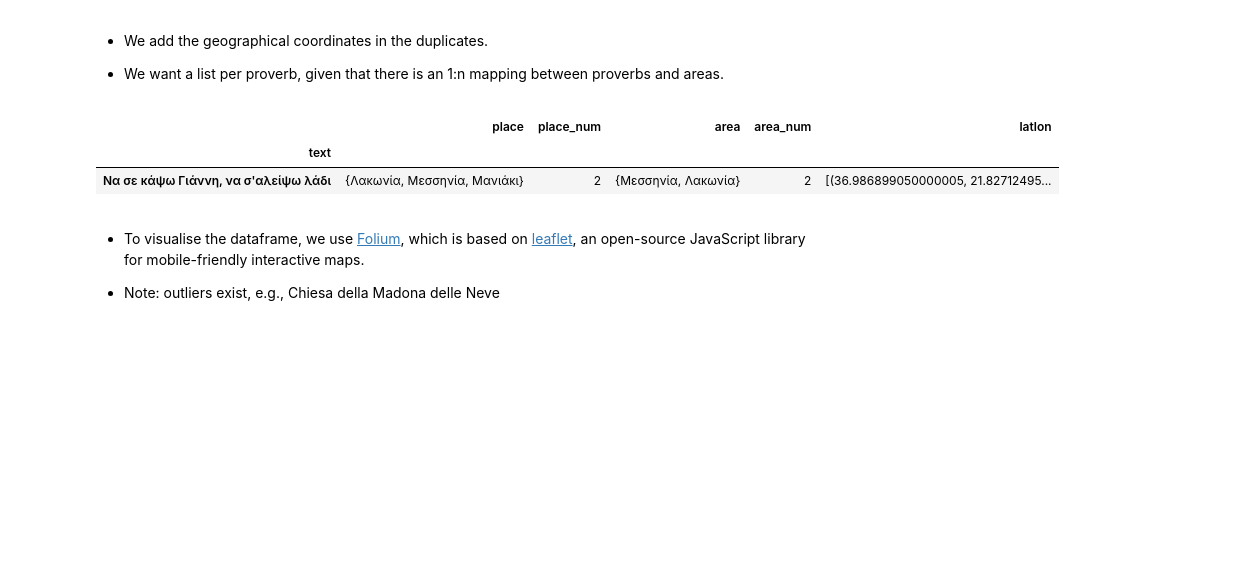
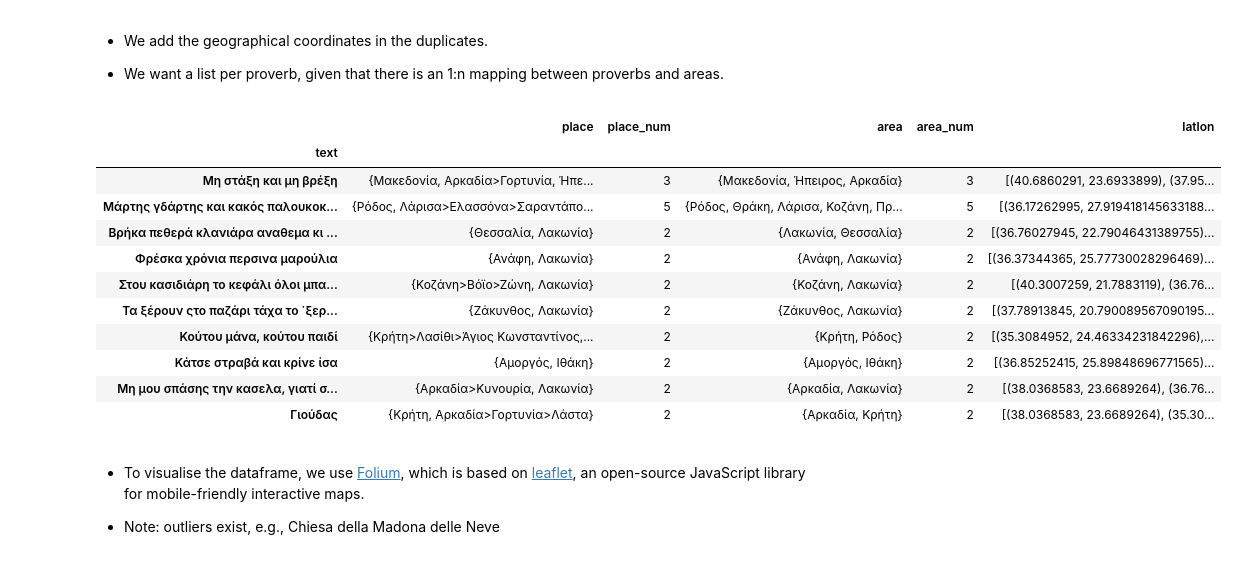
Before and after one commit to ipavlopoulos/greek-proverb-atlas, a Jupyter notebook: exploratory.ipynb, the cells around one changed output. Saved outputs shown, nothing was run; the diff lists cells and outputs as text; code cells hidden in the pictures; blank space fills up the shorter version.

```diff
--- a/exploratory.ipynb
+++ b/exploratory.ipynb
@@ -107,9 +146,7 @@ len(locations)
 
 * This is already done and saved, but you can repeat this step by geocoding each location in the dataframe with the following code. Adding the country's name in the query improves the accuracy, but geolocation still doesn't work for all places. Hence, some are printed and fixed by hand.
 # %%
-#@title [optional] Geocoding
-
-if not os.path.exists('geolocs.csv'):
+if not os.path.exists('data/geolocs.csv'):
     from geopy.geocoders import Nominatim # import the library
     geolocator = Nominatim(user_agent="paremia") # initialise it
 
@@ -159,9 +196,9 @@ if not os.path.exists('geolocs.csv'):
     location = geolocator.geocode("West Mani")
     geolocs["Δυτική Μάνη"] = {"lat":location.latitude, "lon":location.longitude}
 
-    pd.DataFrame(geolocs).to_csv("geolocs.csv", index=False)
+    pd.DataFrame(geolocs).to_csv("data/geolocs.csv", index=False)
 # %%
-geolocs = pd.read_csv("https://raw.githubusercontent.com/ipavlopoulos/paremia/main/input/geolocs.csv")
+geolocs = pd.read_csv("data/geolocs.csv")
 geolocs.index=["lat", "lon"]
 geolocs
 # %% [output]
@@ -245,8 +282,8 @@ array(['Εύβοια', 'Λέσβος', 'Ήπειρος', 'Ρούμελη', 'Κο
 # %%
 grouping = named[named.lat.notna() & named.lon.notna()].groupby("text")
-duplicates = pd.DataFrame({"place": grouping.place.apply(set)})
-duplicates["place_num"] = duplicates.place.apply(len)
-duplicates.sort_values(by="place_num", ascending=False)[:3]
+duplicates = pd.DataFrame({"place": grouping.place.agg(set)})
+duplicates["place_num"] = duplicates.place.agg(len)
+duplicates.sort_values(by="place_num", ascending=False)[:10]
 # %% [output]
 |  | place | place_num |
 | text |  |  |
@@ -258,7 +302,7 @@ duplicates.sort_values(by="place_num", ascending=False)[:3]
 # %%
-duplicates["area"] = duplicates.place.map(lambda x: {i.split(",")[0] for i in x})
-duplicates["area_num"] = duplicates.area.apply(len)
-duplicates.sort_values(by="area_num", ascending=False)[:3]
+duplicates["area"] = duplicates.place.map(lambda x: {i.split(">")[0] for i in x})
+duplicates["area_num"] = duplicates.area.agg(len)
+duplicates.sort_values(by="area_num", ascending=False)[:10]
 # %% [output]
 |  | place | place_num | area | area_num |
 | text |  |  |  |  |
@@ -281,11 +332,20 @@ duplicates = duplicates[duplicates.area_num>1]
 # %%
 coordinates = duplicates.area.map(lambda x: [(geolocs[loc]["lat"], geolocs[loc]["lon"])
                                              for loc in x if loc in geolocs and loc!="Άδηλου τόπου"])
 duplicates.insert(4, 'latlon', coordinates)
-duplicates.sample()
+duplicates.sample(10)
 # %% [output]
 |  | place | place_num | area | area_num | latlon |
 | text |  |  |  |  |  |
-| Να σε κάψω Γιάννη, να σ'αλείψω λάδι | {Λακωνία, Μεσσηνία, Μανιάκι} | 2 | {Μεσσηνία, Λακωνία} | 2 | [(36.986899050000005, 21.82712495... |
+| Μη στάξη και μη βρέξη | {Μακεδονία, Αρκαδία>Γορτυνία, Ήπε... | 3 | {Μακεδονία, Ήπειρος, Αρκαδία} | 3 | [(40.6860291, 23.6933899), (37.95... |
+| Μάρτης γδάρτης και κακός παλουκοκ... | {Ρόδος, Λάρισα>Ελασσόνα>Σαραντάπο... | 5 | {Ρόδος, Θράκη, Λάρισα, Κοζάνη, Πρ... | 5 | [(36.17262995, 27.919418145633188... |
+| Βρήκα πεθερά κλανιάρα αναθεμα κι ... | {Θεσσαλία, Λακωνία} | 2 | {Λακωνία, Θεσσαλία} | 2 | [(36.76027945, 22.79046431389755)... |
+| Φρέσκα χρόνια περσινα μαρούλια | {Ανάφη, Λακωνία} | 2 | {Ανάφη, Λακωνία} | 2 | [(36.37344365, 25.77730028296469)... |
+| Στου κασιδιάρη το κεφάλι όλοι μπα... | {Κοζάνη>Βόϊο>Ζώνη, Λακωνία} | 2 | {Κοζάνη, Λακωνία} | 2 | [(40.3007259, 21.7883119), (36.76... |
+| Τα ξέρουν ςτο παζάρι τάχα το ΄ξερ... | {Ζάκυνθος, Λακωνία} | 2 | {Ζάκυνθος, Λακωνία} | 2 | [(37.78913845, 20.790089567090195... |
+| Κούτου μάνα, κούτου παιδί | {Κρήτη>Λασίθι>Άγιος Κωνσταντίνος,... | 2 | {Κρήτη, Ρόδος} | 2 | [(35.3084952, 24.46334231842296),... |
+| Κάτσε στραβά και κρίνε ίσα | {Αμοργός, Ιθάκη} | 2 | {Αμοργός, Ιθάκη} | 2 | [(36.85252415, 25.89848696771565)... |
+| Μη μου σπάσης την κασελα, γιατί σ... | {Αρκαδία>Κυνουρία, Λακωνία} | 2 | {Αρκαδία, Λακωνία} | 2 | [(38.0368583, 23.6689264), (36.76... |
+| Γιούδας | {Κρήτη, Αρκαδία>Γορτυνία>Λάστα} | 2 | {Αρκαδία, Κρήτη} | 2 | [(38.0368583, 23.6689264), (35.30... |
 # %%
 # saving
```
Also changed, not shown: parts of 33 cells of this notebook, 11 other files.
